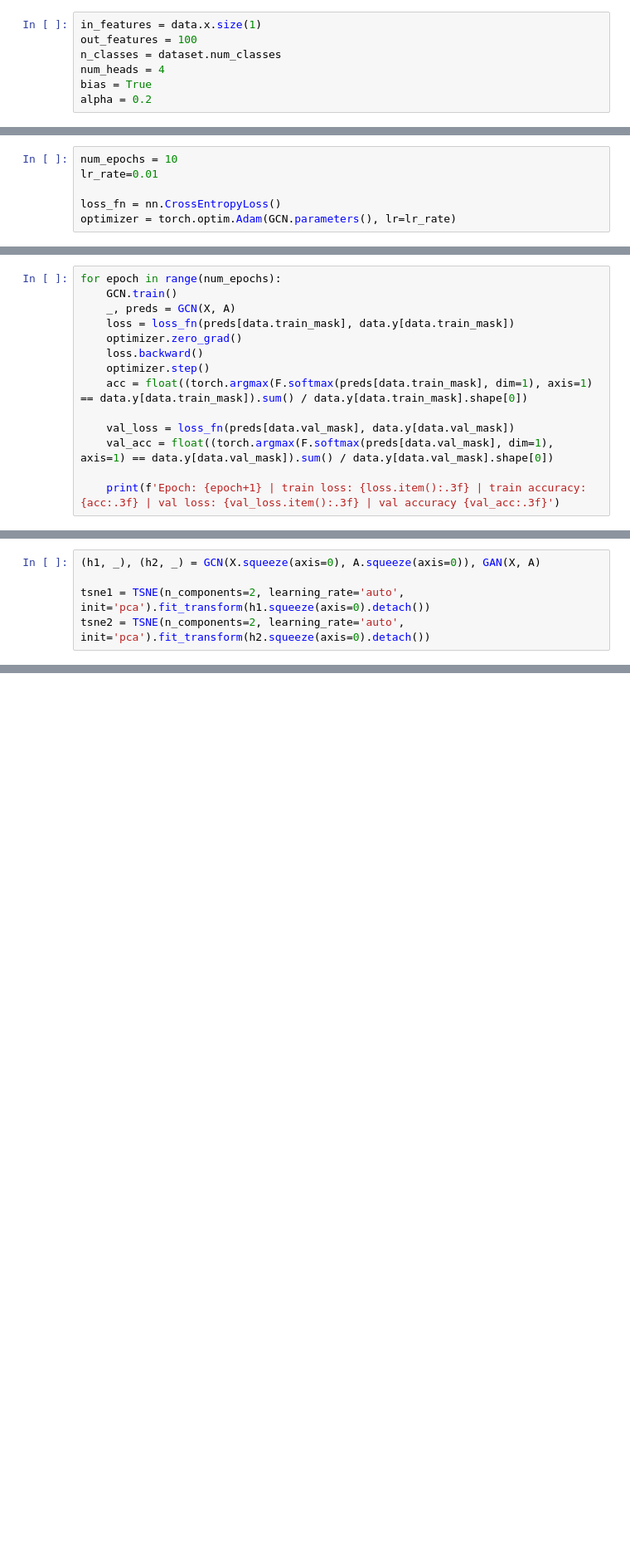
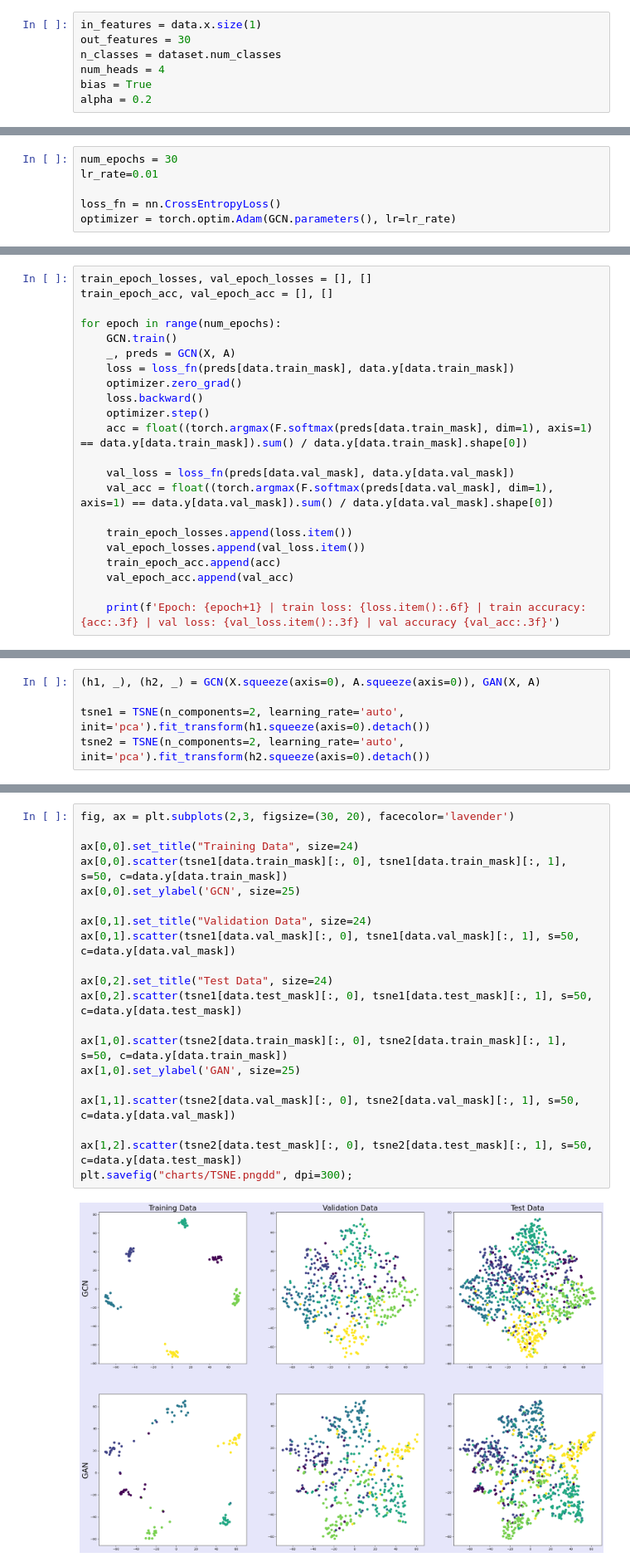
Before and after one commit to lukabarbakadze/Graphs, a Jupyter notebook: code.ipynb, the cells around one changed output, grey strips where cells are left out. Shown at 83% size. Saved outputs shown, nothing was run; the diff lists cells and outputs as text; blank space fills up the shorter version.

```diff
--- a/code.ipynb
+++ b/code.ipynb
@@ -75,7 +76,7 @@ X.shape, y.shape, A.shape
 ### Training
 # %%
 in_features = data.x.size(1)
-out_features = 100
+out_features = 30
 n_classes = dataset.num_classes
 num_heads = 4
 bias = True
@@ -88,7 +89,7 @@ GCN = GCNetwork(in_features=in_features,
                 n_classes=n_classes,
                 bias=bias)
 # %%
-num_epochs = 10
+num_epochs = 30
 lr_rate=0.01
 
 loss_fn = nn.CrossEntropyLoss()
@@ -101,4 +102,7 @@ a.shape, b.shape
 # %%
+train_epoch_losses, val_epoch_losses = [], []
+train_epoch_acc, val_epoch_acc = [], []
+
 for epoch in range(num_epochs):
     GCN.train()
     _, preds = GCN(X, A)
@@ -111,5 +115,10 @@ for epoch in range(num_epochs):
     val_loss = loss_fn(preds[data.val_mask], data.y[data.val_mask])
     val_acc = float((torch.argmax(F.softmax(preds[data.val_mask], dim=1), axis=1) == data.y[data.val_mask]).sum() / data.y[data.val_mask].shape[0])
 
-    print(f'Epoch: {epoch+1} | train loss: {loss.item():.3f} | train accuracy: {acc:.3f} | val loss: {val_loss.item():.3f} | val accuracy {val_acc:.3f}')
+    train_epoch_losses.append(loss.item())
+    val_epoch_losses.append(val_loss.item())
+    train_epoch_acc.append(acc)
+    val_epoch_acc.append(val_acc)
+
+    print(f'Epoch: {epoch+1} | train loss: {loss.item():.6f} | train accuracy: {acc:.3f} | val loss: {val_loss.item():.3f} | val accuracy {val_acc:.3f}')
 # %% [output]
@@ -188,0 +232,22 @@ torch.save(GAN.state_dict(), 'weights/GAN.pt')
+# %%
+fig, ax = plt.subplots(2,3, figsize=(30, 20), facecolor='lavender')
+
+ax[0,0].set_title("Training Data", size=24)
+ax[0,0].scatter(tsne1[data.train_mask][:, 0], tsne1[data.train_mask][:, 1], s=50, c=data.y[data.train_mask])
+ax[0,0].set_ylabel('GCN', size=25)
+
+ax[0,1].set_title("Validation Data", size=24)
+ax[0,1].scatter(tsne1[data.val_mask][:, 0], tsne1[data.val_mask][:, 1], s=50, c=data.y[data.val_mask])
+
+ax[0,2].set_title("Test Data", size=24)
+ax[0,2].scatter(tsne1[data.test_mask][:, 0], tsne1[data.test_mask][:, 1], s=50, c=data.y[data.test_mask])
+
+ax[1,0].scatter(tsne2[data.train_mask][:, 0], tsne2[data.train_mask][:, 1], s=50, c=data.y[data.train_mask])
+ax[1,0].set_ylabel('GAN', size=25)
+
+ax[1,1].scatter(tsne2[data.val_mask][:, 0], tsne2[data.val_mask][:, 1], s=50, c=data.y[data.val_mask])
+
+ax[1,2].scatter(tsne2[data.test_mask][:, 0], tsne2[data.test_mask][:, 1], s=50, c=data.y[data.test_mask])
+plt.savefig("charts/TSNE.pngdd", dpi=300);
+# %% [output]
+[figure, added]
```
Also changed, not shown: parts of 13 cells of this notebook, 4 other files.
